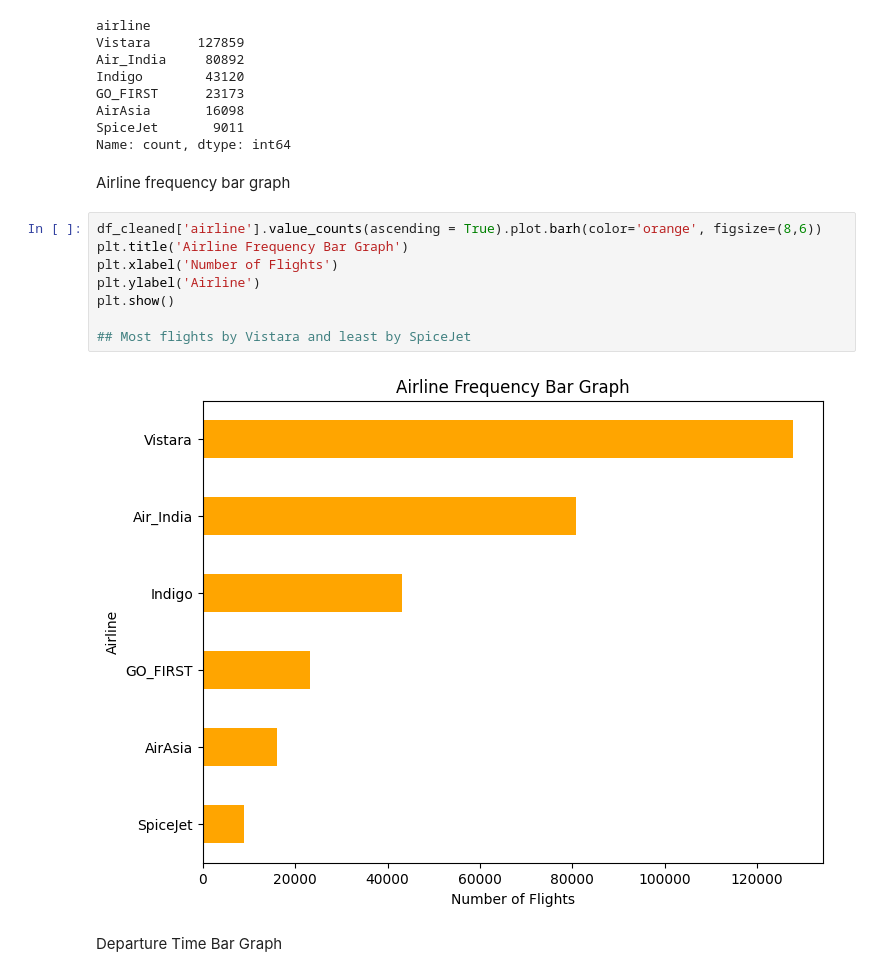
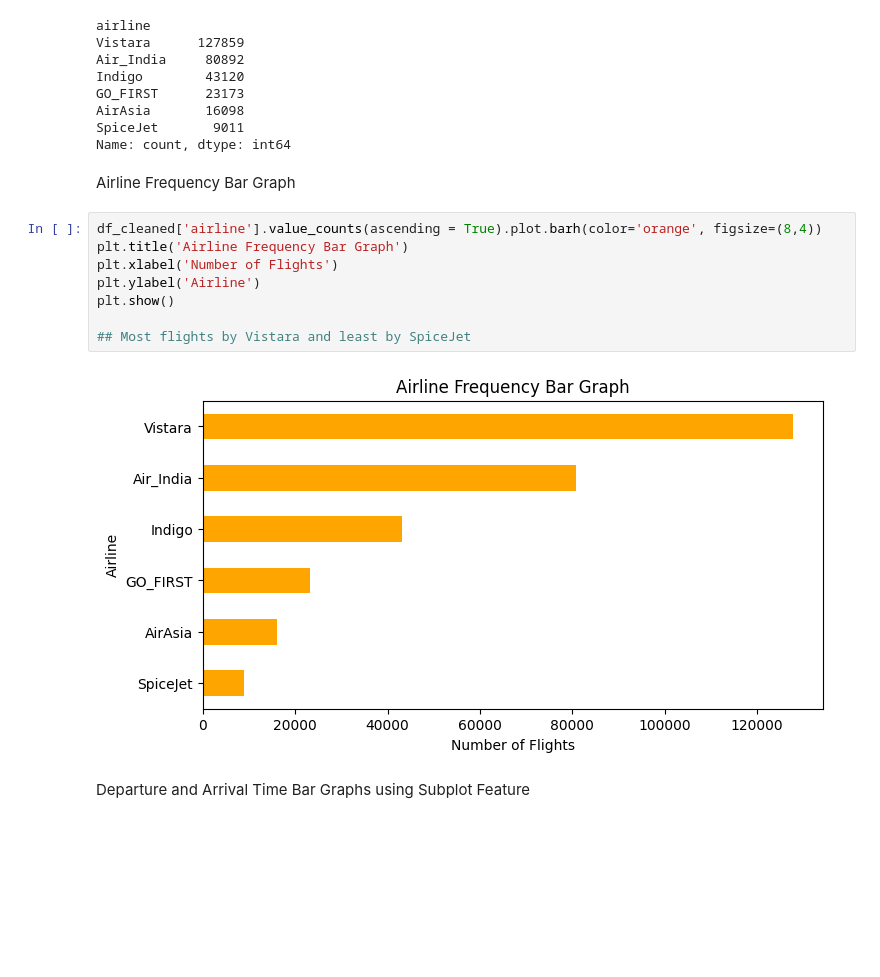
Before and after one commit to ImranQureshi25/Flight_Data_Analysis_Python_Project, a Jupyter notebook: Flight_Data_Analysis_Python_Project.ipynb, the cells around one changed output. Cells and saved outputs as stored; diff of their text form; blank space fills up the shorter version.

```diff
--- a/Flight_Data_Analysis_Python_Project.ipynb
+++ b/Flight_Data_Analysis_Python_Project.ipynb
@@ -169,17 +169,17 @@ AirAsia       16098
 SpiceJet       9011
 Name: count, dtype: int64
 # %% [markdown]
-Airline frequency bar graph
+Airline Frequency Bar Graph
 # %%
-df_cleaned['airline'].value_counts(ascending = True).plot.barh(color='orange', figsize=(8,6))
+df_cleaned['airline'].value_counts(ascending = True).plot.barh(color='orange', figsize=(8,4))
 plt.title('Airline Frequency Bar Graph')
 plt.xlabel('Number of Flights')
 plt.ylabel('Airline')
 plt.show()
 
 ## Most flights by Vistara and least by SpiceJet
 # %% [output]
-[figure, old version]
+[figure, new version]
 # %% [markdown]
-Departure Time Bar Graph
+Departure and Arrival Time Bar Graphs using Subplot Feature
 # %%
```
Also changed, not shown: parts of 7 cells of this notebook.
